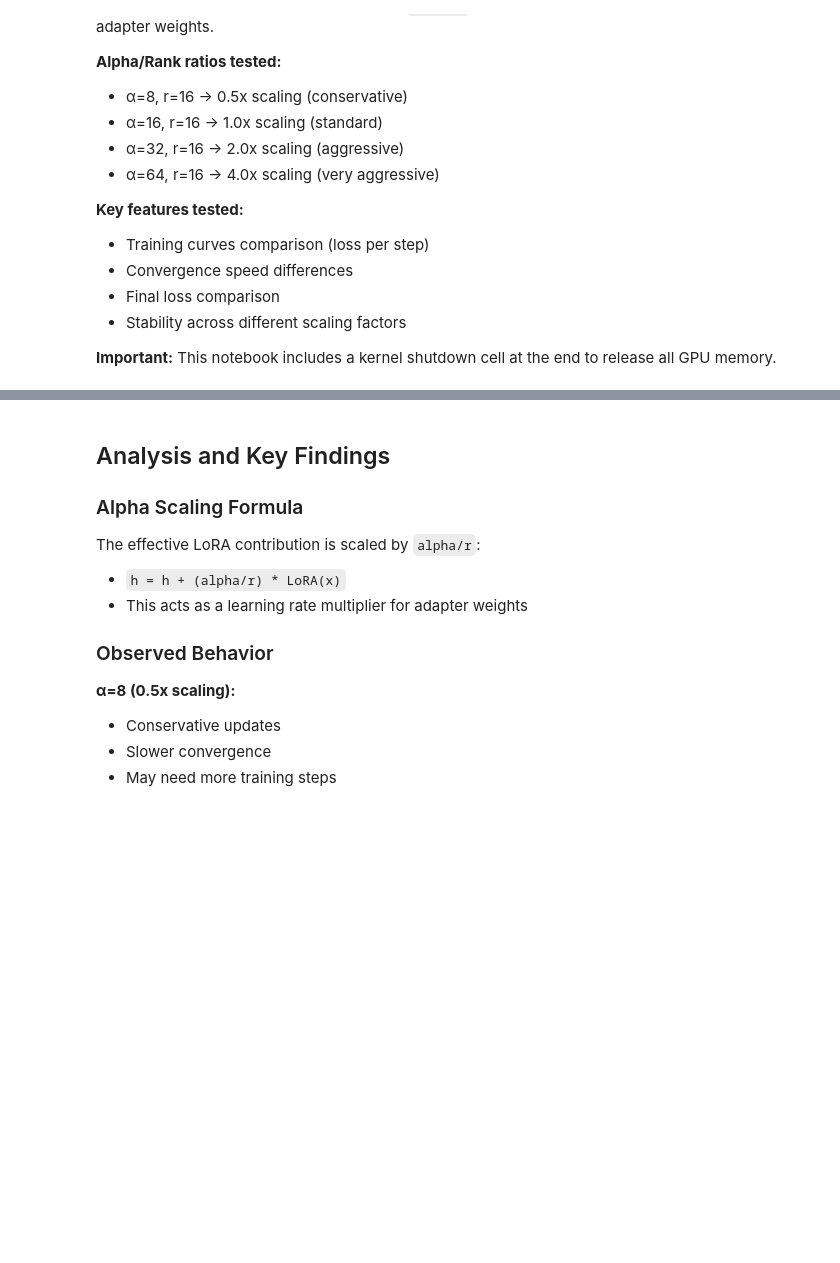
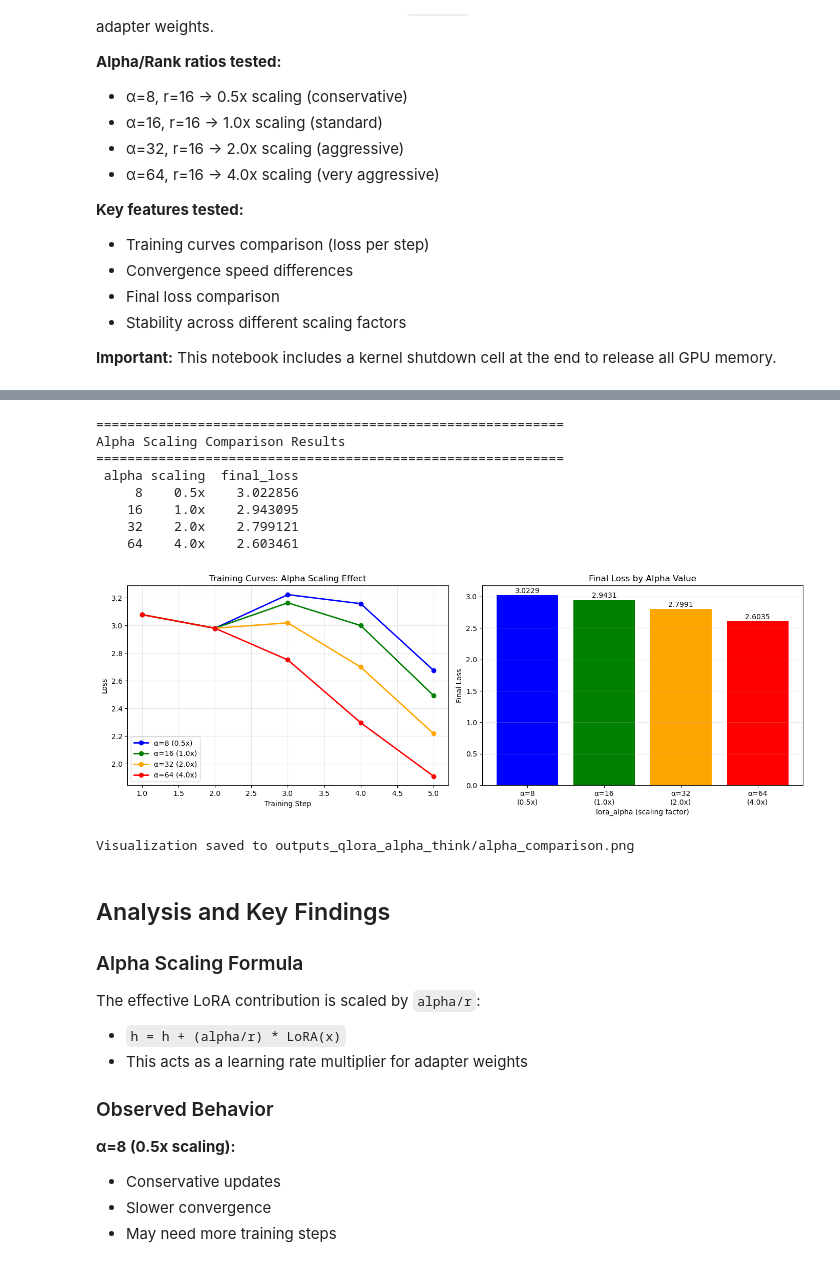
Before and after one commit to atrawog/bazzite-ai-notebooks, a Jupyter notebook: finetuning/08_QLoRA_Alpha_Scaling_Qwen_Think.ipynb, the cells around one changed output, grey strips where cells are left out. Saved outputs shown, nothing was run; the diff lists cells and outputs as text; code cells hidden in the pictures; blank space fills up the shorter version.

```diff
--- a/finetuning/08_QLoRA_Alpha_Scaling_Qwen_Think.ipynb
+++ b/finetuning/08_QLoRA_Alpha_Scaling_Qwen_Think.ipynb
@@ -252,35 +298,46 @@ for i, result in enumerate(results):
         steps = [h['step'] for h in result['loss_history']]
         losses = [h['loss'] for h in result['loss_history']]
         label = f"α={result['alpha']} ({result['scaling_factor']:.1f}x)"
-        axes[0].plot(steps, losses, f'{colors[i]}-o', linewidth=2, markersize=6, label=label)
+        axes[0].plot(steps, losses, '-o', color=colors[i], linewidth=2, markersize=6, label=label)
 
 axes[0].set_title('Training Curves: Alpha Scaling Effect', fontsize=12)
 axes[0].set_xlabel('Training Step')
 axes[0].set_ylabel('Loss')
 axes[0].legend()
 axes[0].grid(True, alpha=0.3)
 
 # Plot 2: Final Loss Bar Chart
 alphas = [r['alpha'] for r in results]
 final_losses = [r['final_loss'] for r in results]
 x_labels = [f"α={a}\n({a/FIXED_RANK:.1f}x)" for a in alphas]
 
 bars = axes[1].bar(x_labels, final_losses, color=colors)
 axes[1].set_title('Final Loss by Alpha Value', fontsize=12)
 axes[1].set_xlabel('lora_alpha (scaling factor)')
 axes[1].set_ylabel('Final Loss')
 axes[1].grid(True, alpha=0.3, axis='y')
 
 # Add value labels on bars
 for bar, loss in zip(bars, final_losses):
     axes[1].text(bar.get_x() + bar.get_width()/2, bar.get_height() + 0.01,
                  f'{loss:.4f}', ha='center', va='bottom', fontsize=10)
 
 plt.tight_layout()
 plt.savefig('outputs_qlora_alpha_think/alpha_comparison.png', dpi=150)
 plt.show()
 
 print("\nVisualization saved to outputs_qlora_alpha_think/alpha_comparison.png")
+# %% [output]
+============================================================
+Alpha Scaling Comparison Results
+============================================================
+ alpha scaling  final_loss
+     8    0.5x    3.022856
+    16    1.0x    2.943095
+    32    2.0x    2.799121
+    64    4.0x    2.603461
+[figure, added]
+Visualization saved to outputs_qlora_alpha_think/alpha_comparison.png
 # %% [markdown]
 ## Analysis and Key Findings
 
```
Also changed, not shown: parts of 5 cells of this notebook, 5 other files.
